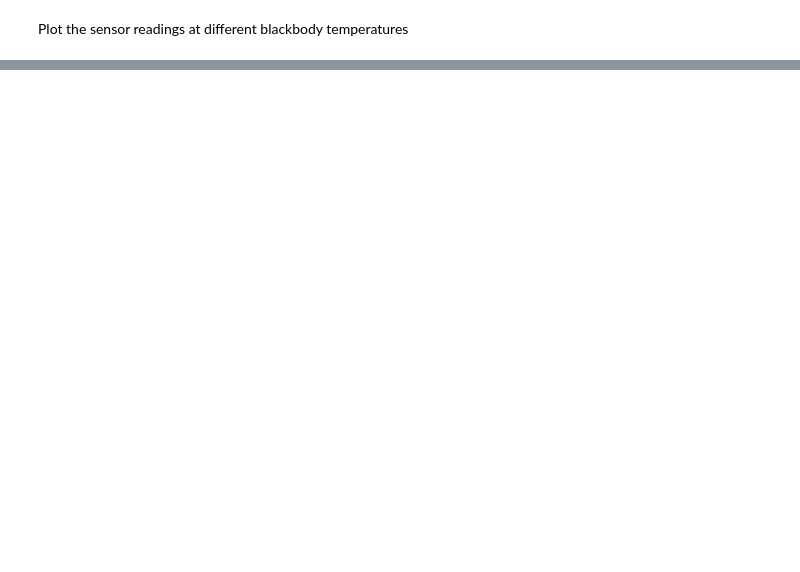
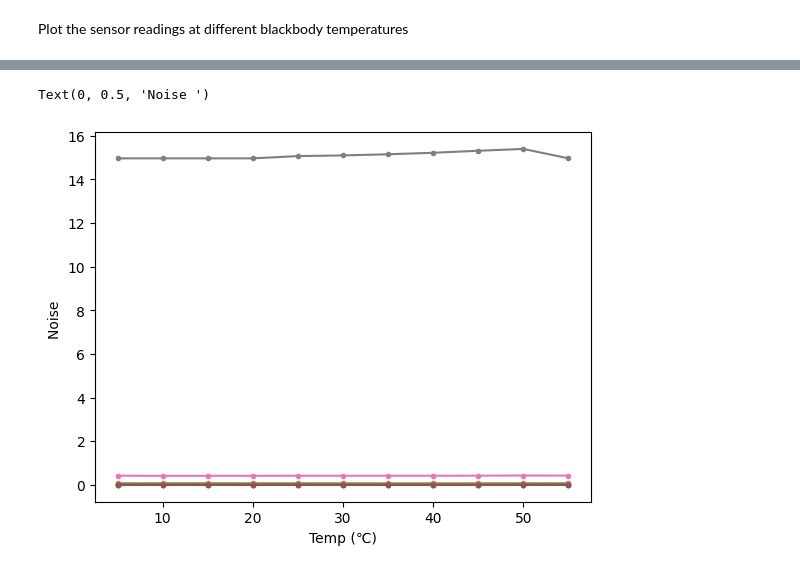
Before and after one commit to RIT-Landsat-Field-Radiometers/Chamber-Testing, a Jupyter notebook: radiometer_jupyter.ipynb, the cells around one changed output, grey strips where cells are left out. Drawn from its saved outputs; the diff is of its cells as text; code cells hidden in the pictures; blank space fills up the shorter version.

```diff
--- a/radiometer_jupyter.ipynb
+++ b/radiometer_jupyter.ipynb
@@ -100,0 +63,10 @@ display(temp_max_min)
+# %%
+for key in temp_dict:
+    plt.figure()
+    temp = temp_dict[key]
+    i = 1
+    for chan in channel_col:
+        plt.subplot(2, 4, i)
+        plt.hist(temp[chan], bins=30, density=True, alpha=0.6, color='g')
+        plt.title(chan)
+        i += 1
@@ -100,0 +154,15 @@ display(temp_max_min)
+# %%
+#obtain curves for data
+temp_popt = {}
+temp_pcov = {}
+plt.figure()
+for chan in channel_col:
+    temp_popt[chan], temp_pcov[chan] = curve_fit(linear_fit, ch_avgs[chan], ch_avgs["Temp"])
+    plt.plot(data["Time(ms)"], linear_fit(data[chan], *temp_popt[chan]))
+    plt.xlabel("Time (ms)")
+    plt.ylabel("Temp (\N{DEGREE CELSIUS})")
+
+print(temp_popt)
+plt.grid(color='gray', linestyle='-', linewidth=0.3)
+#plt.plot(data["Time(ms)"], linear_fit(data["T2CD(v)"], *temp_popt["T2CD(v)"]))
+#plt.plot(data["T1CB(v)"], linear_fit(data["T1CB(v)"], *temp_popt["T1CB(v)"]))
@@ -100,0 +172,16 @@ display(temp_max_min)
+# %%
+#Plot noise in temperature domain
+temp_popt = {}
+temp_pcov = {}
+plt.figure()
+for chan in channel_col:
+    temp_popt[chan], temp_pcov[chan] = curve_fit(linear_fit, ch_avgs[chan], ch_avgs["Temp"])
+    noise = linear_fit(ch_std_dev[chan], *temp_popt[chan] )
+
+    plt.plot(ch_avgs["Temp"], noise, marker = '.')
+    #plt.xlabel("Time (ms)")
+plt.xlabel("Temp (\N{DEGREE CELSIUS})")
+plt.ylabel("Noise ")
+# %% [output]
+Text(0, 0.5, 'Noise ')
+[figure, added]
```
Also changed, not shown: parts of 11 cells of this notebook.
